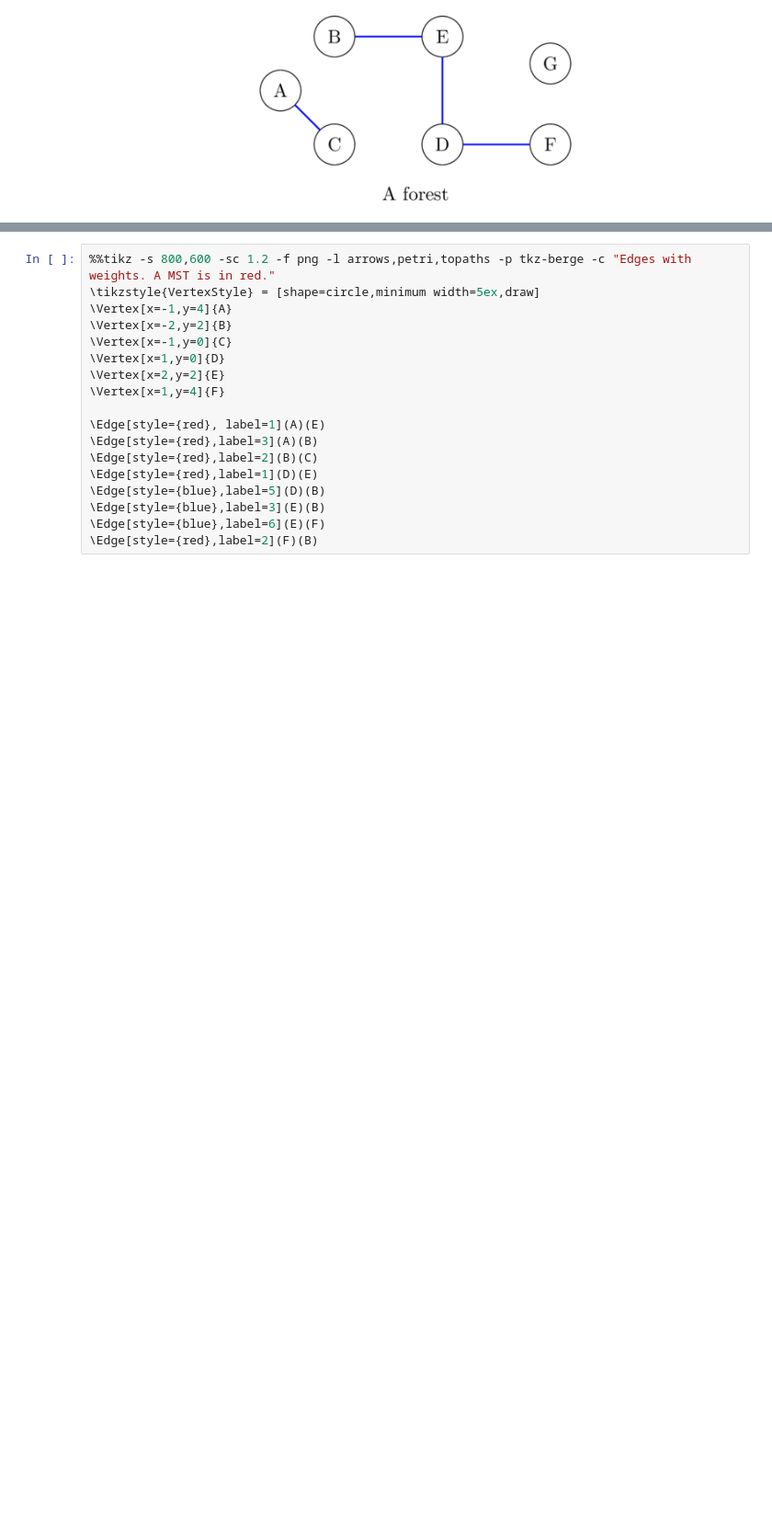
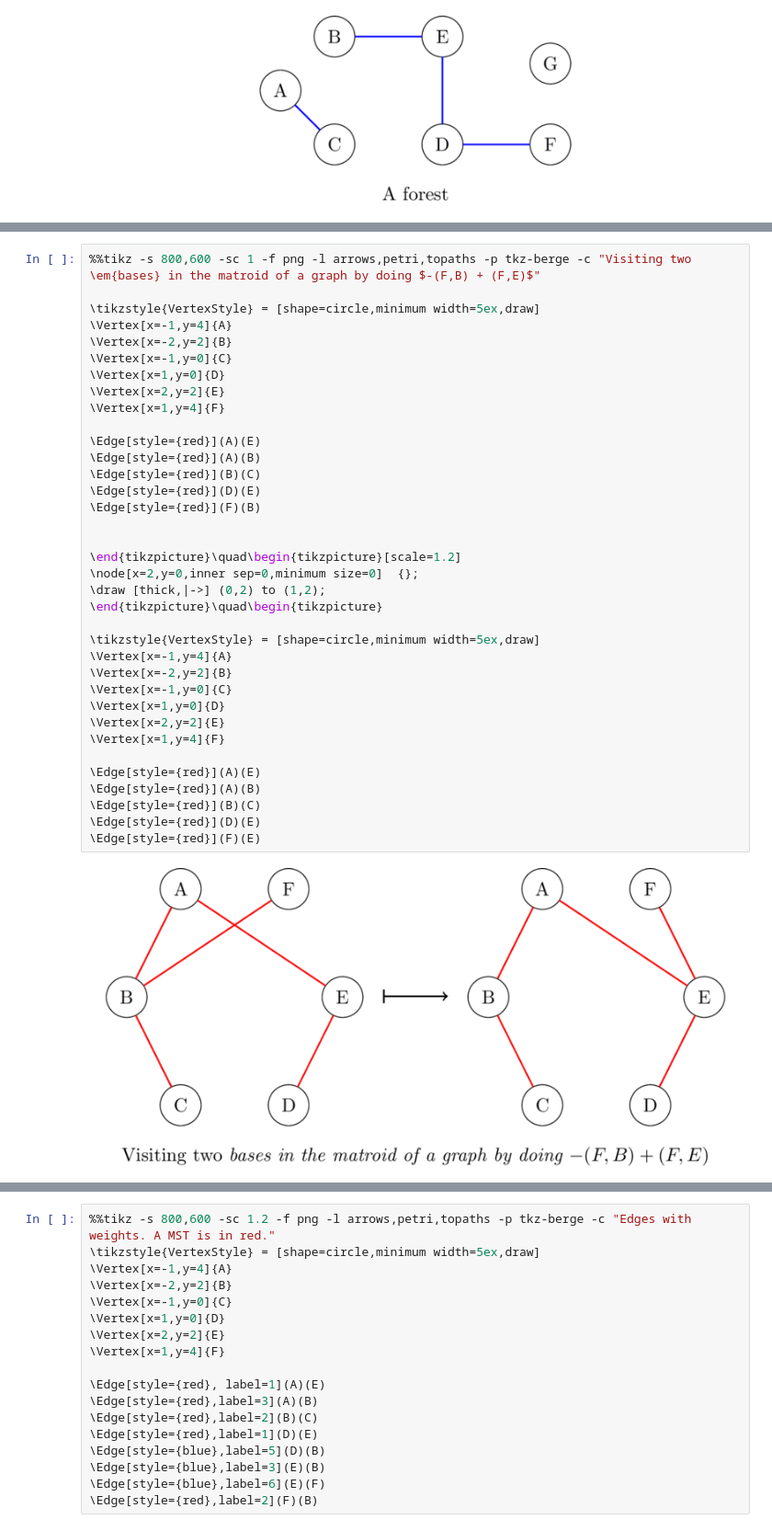
Before and after one commit to MaCaki/algorithms, a Jupyter notebook: euler_107/problem_107.ipynb, the cells around one changed output, grey strips where cells are left out. Shown at 92% size. Saved outputs shown, nothing was run; the diff lists cells and outputs as text; blank space fills up the shorter version.

Commit message:
Editorial changes to make matroid article more coherent. :

```diff
--- a/euler_107/problem_107.ipynb
+++ b/euler_107/problem_107.ipynb
@@ -75,0 +74,38 @@ In an abstract graph, we might only be concerned about connectivty between verti
+# %%
+%%tikz -s 800,600 -sc 1 -f png -l arrows,petri,topaths -p tkz-berge -c "Visiting two \em{bases} in the matroid of a graph by doing $-(F,B) + (F,E)$"
+
+\tikzstyle{VertexStyle} = [shape=circle,minimum width=5ex,draw]
+\Vertex[x=-1,y=4]{A}
+\Vertex[x=-2,y=2]{B}
+\Vertex[x=-1,y=0]{C}
+\Vertex[x=1,y=0]{D}
+\Vertex[x=2,y=2]{E}
+\Vertex[x=1,y=4]{F}
+
+\Edge[style={red}](A)(E)
+\Edge[style={red}](A)(B)
+\Edge[style={red}](B)(C)
+\Edge[style={red}](D)(E)
+\Edge[style={red}](F)(B)
+
+
+\end{tikzpicture}\quad\begin{tikzpicture}[scale=1.2]
+\node[x=2,y=0,inner sep=0,minimum size=0]  {};
+\draw [thick,|->] (0,2) to (1,2);
+\end{tikzpicture}\quad\begin{tikzpicture}
+
+\tikzstyle{VertexStyle} = [shape=circle,minimum width=5ex,draw]
+\Vertex[x=-1,y=4]{A}
+\Vertex[x=-2,y=2]{B}
+\Vertex[x=-1,y=0]{C}
+\Vertex[x=1,y=0]{D}
+\Vertex[x=2,y=2]{E}
+\Vertex[x=1,y=4]{F}
+
+\Edge[style={red}](A)(E)
+\Edge[style={red}](A)(B)
+\Edge[style={red}](B)(C)
+\Edge[style={red}](D)(E)
+\Edge[style={red}](F)(E)
+# %% [output]
+[figure, added]
```
Also changed, not shown: parts of 4 cells of this notebook.
